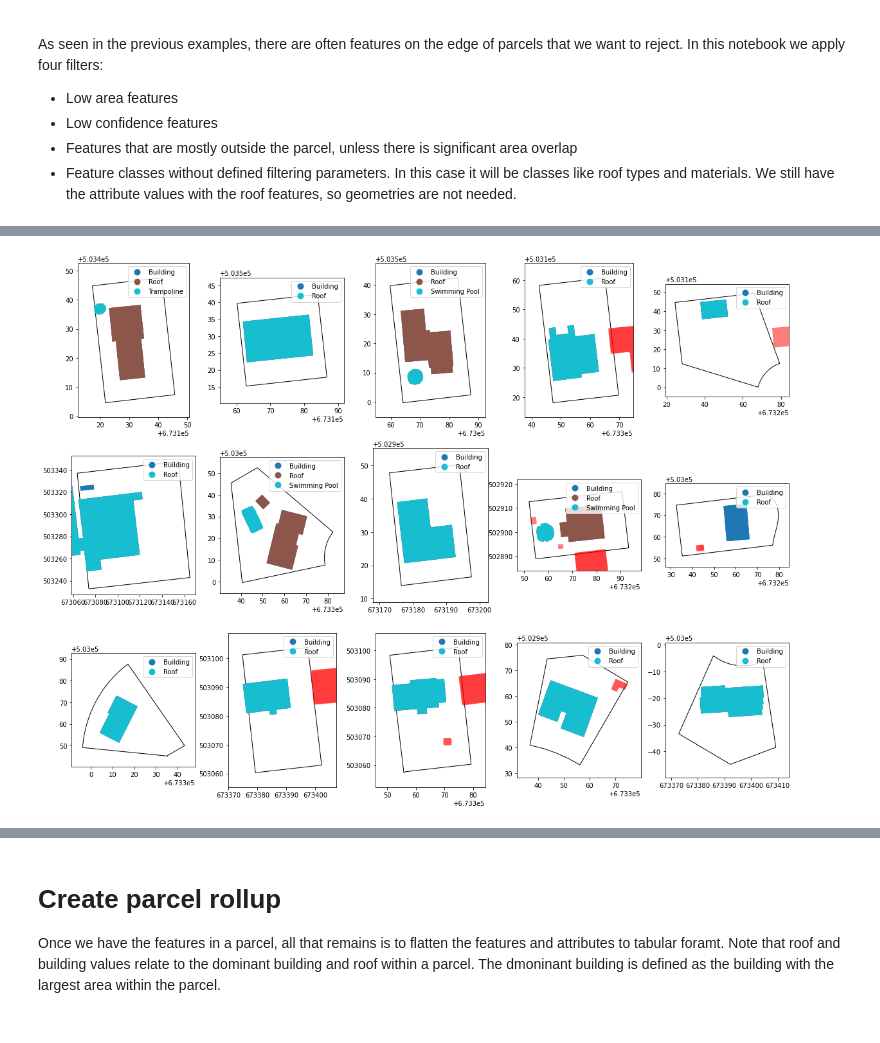
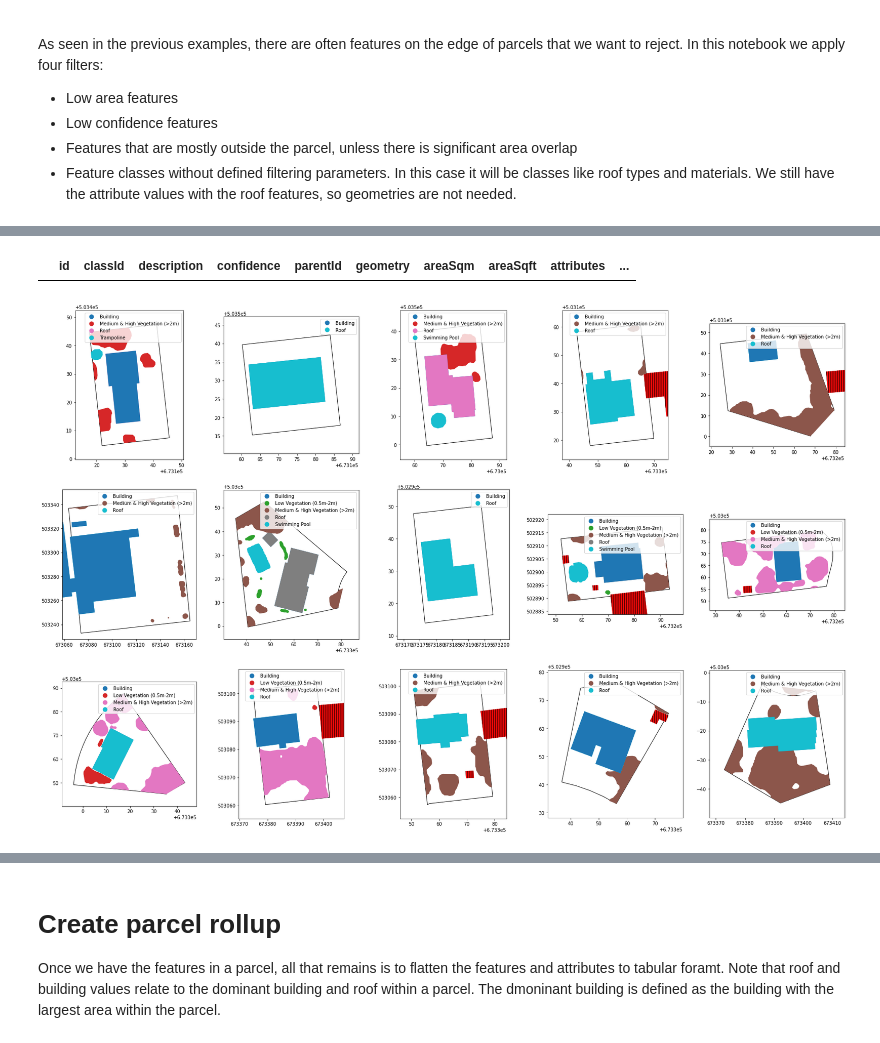
Before and after one commit to nearmap/nmaipy, a Jupyter notebook: ai-feature-api/Parcel_rollup.ipynb, the cells around one changed output, grey strips where cells are left out. Saved outputs shown, nothing was run; the diff lists cells and outputs as text; code cells hidden in the pictures.

```diff
--- a/ai-feature-api/Parcel_rollup.ipynb
+++ b/ai-feature-api/Parcel_rollup.ipynb
@@ -284,20 +323,21 @@ As seen in the previous examples, there are often features on the edge of parcel
 # %%
 def filter_features(features_gdf):
     """
-    Filter features based on the defined filtering parameters
+    Filter features based on the defined filtering parameters. Default to keeping anything where feature class ID minimum confidences and sizes are not defined.
     """
     # Filter small features
-    features_gdf = features_gdf[features_gdf.classId.map(MIN_SIZES) < features_gdf.area]
+    features_gdf = features_gdf[features_gdf.classId.map(MIN_SIZES).fillna(0) < features_gdf.area]
+
     # Filter low confidence features
     features_gdf = features_gdf[
-        features_gdf.classId.map(MIN_CONFIDENCES) < features_gdf.confidence
+        features_gdf.classId.map(MIN_CONFIDENCES).fillna(0) < features_gdf.confidence
     ]
     # Filter based on area and ratio in parcel
     area_mask = (
-        features_gdf.classId.map(MIN_AREA_IN_PARCEL) < features_gdf.intersectionArea
+        features_gdf.classId.map(MIN_AREA_IN_PARCEL).fillna(0) < features_gdf.intersectionArea
     )
     ratio_mask = (
-        features_gdf.classId.map(MIN_RATIO_IN_PARCEL) < features_gdf.intersectionRatio
+        features_gdf.classId.map(MIN_RATIO_IN_PARCEL).fillna(0) < features_gdf.intersectionRatio
     )
     features_gdf = features_gdf[area_mask | ratio_mask]
 
@@ -307,24 +345,34 @@ def filter_features(features_gdf):
+# %%
+pd.concat((features_gdf, features_gdf_keep)).drop_duplicates(keep=False, subset='id')
+# %% [output]
+|  | id | classId | description | confidence | parentId | geometry | areaSqm | areaSqft | attributes | ... |
 # %%
 # Plot a few examples
 # Red features were discarded
-fig, axes = plt.subplots(3, 5, figsize=(20, 15))
+fig, axes = plt.subplots(3, 5, figsize=(30, 20))
 axes = [ax for row in axes for ax in row]
-for i, row in parcels_gdf.head(15).iterrows():
+for i, row in tqdm(parcels_gdf.head(N_EXAMPLES).iterrows(), total=N_EXAMPLES):
     # Get API payload
     payload, error = cached_get_payload(row.id, row.geometry_epsg4326)
-    # Create geo-df
-    features_gdf = create_geodataframe(payload, row.geometry)
-    # Plot all features
-    features_gdf.plot(ax=axes[i], fc="red", alpha=0.3)
-    # Filter features
-    features_gdf = filter_features(features_gdf)
-    # Plot remaining features
-    features_gdf.plot(ax=axes[i], column="description", legend=True)
+
+    if payload is not None:
+        # Create geo-df
+        features_gdf = create_geodataframe(payload, row.geometry)
+
+        # Filter features
+        features_gdf_keep = filter_features(features_gdf)
+        features_gdf_discard = pd.concat((features_gdf, features_gdf_keep)).drop_duplicates(keep=False, subset='id')
+
+        # Plot all features to discard
+        if len(features_gdf_discard) > 0:
+            features_gdf_discard.query('classId in @VISUALISATION_IDS').plot(ax=axes[i], fc="red", alpha=0.8, hatch='|||')
+        # Plot remaining features to keep
+        features_gdf_keep.query('classId in @VISUALISATION_IDS').plot(ax=axes[i], column="description", legend=True)
     # Show parcel boundary
     axes[i].add_patch(
         PolygonPatch(row.geometry, fc="none", ec="k", alpha=1, zorder=0, lw=1)
     )
     axes[i].set_xlim(row.geometry.bounds[0] - 5, row.geometry.bounds[2] + 5)
     axes[i].set_ylim(row.geometry.bounds[1] - 5, row.geometry.bounds[3] + 5)
 # %% [output]
-[figure, old version]
+[figure, new version]
```
Also changed, not shown: parts of 23 cells of this notebook, 2 other files.
